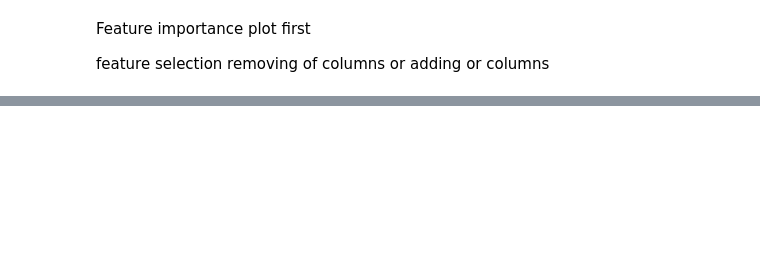
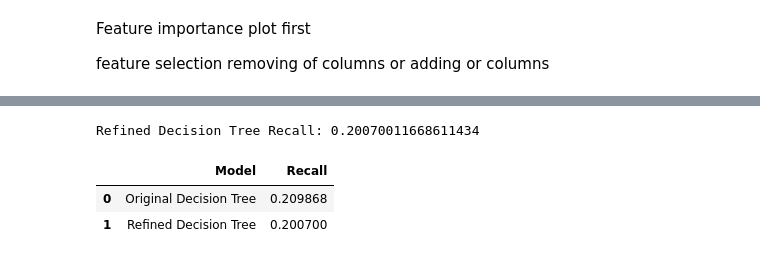
Before and after one commit to ImranHasyim/mldp, a Jupyter notebook: code.ipynb, the cells around one changed output, grey strips where cells are left out. Saved outputs shown, nothing was run; the diff lists cells and outputs as text; code cells hidden in the pictures; blank space fills up the shorter version.

```diff
--- a/code.ipynb
+++ b/code.ipynb
@@ -748,0 +831,7 @@ feature selection removing of columns or adding or columns
+# %%
+# Select top N features (you can adjust this number)
+TOP_N = 10
+
+top_features = feature_importance.head(TOP_N)['feature'].tolist()
+
+top_features
@@ -748,0 +849,32 @@ feature selection removing of columns or adding or columns
+# %%
+# Reduce training and test sets to selected features
+X_train_reduced = X_train[top_features]
+X_test_reduced = X_test[top_features]
+# %%
+# Train a new Decision Tree using only important features
+dt_refined = DecisionTreeClassifier(
+    random_state=42
+)
+
+dt_refined.fit(X_train_reduced, y_train)
+
+# Predictions
+y_pred_dt_refined = dt_refined.predict(X_test_reduced)
+
+# Recall (primary metric)
+recall_refined = recall_score(y_test, y_pred_dt_refined)
+
+print("Refined Decision Tree Recall:", recall_refined)
+# %% [output]
+Refined Decision Tree Recall: 0.20070011668611434
+# %%
+comparison = pd.DataFrame({
+    'Model': ['Original Decision Tree', 'Refined Decision Tree'],
+    'Recall': [recall_original, recall_refined]
+})
+
+comparison
+# %% [output]
+|  | Model | Recall |
+| 0 | Original Decision Tree | 0.209868 |
+| 1 | Refined Decision Tree | 0.200700 |
```
Also changed, not shown: parts of 20 cells of this notebook.
